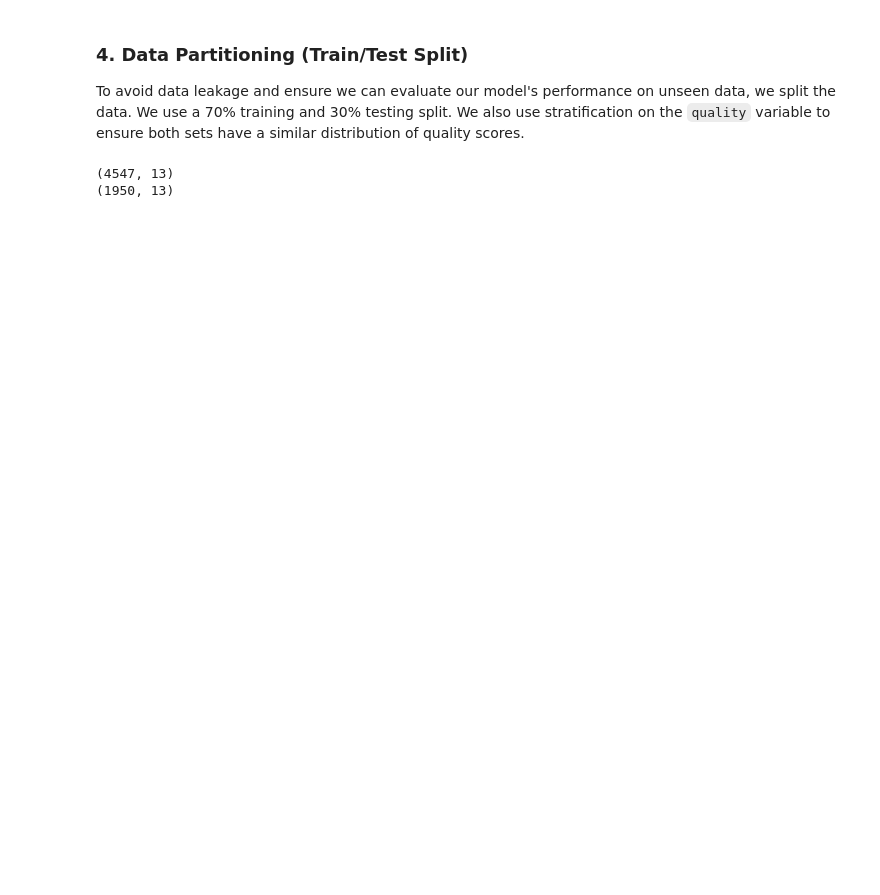
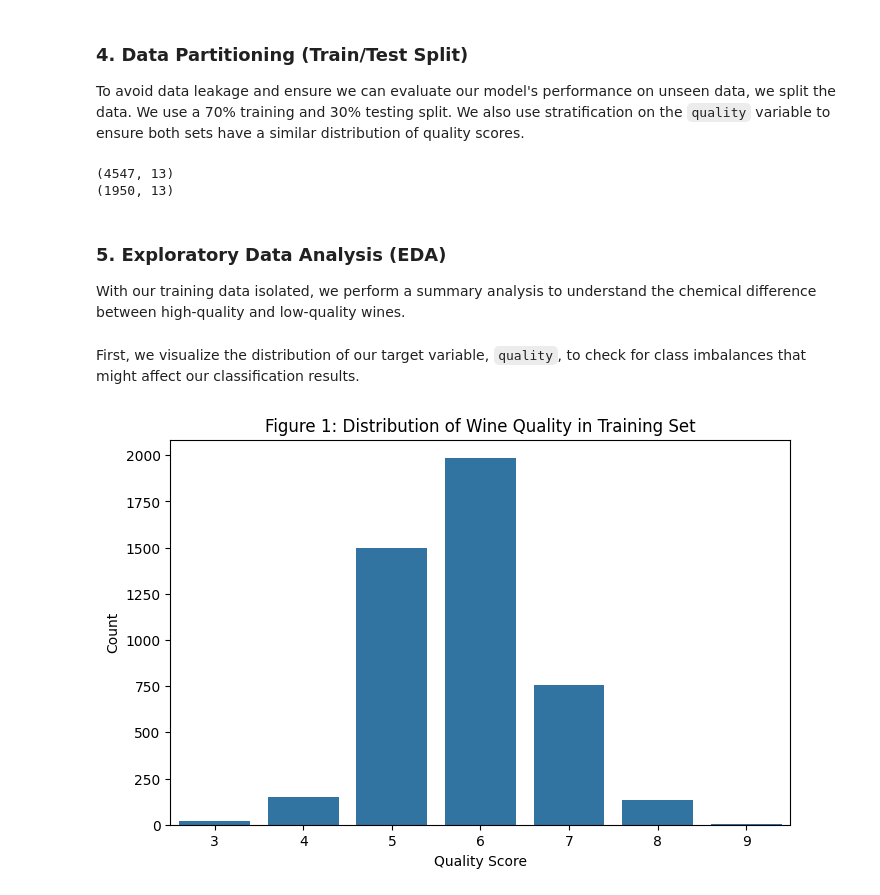
Before and after one commit to UBC-DSCI-310-2025W2/dsci-310-group-13, a Jupyter notebook: wine-quality-analysis.ipynb, the cells around one changed output. Cells and saved outputs as stored; diff of their text form; code cells hidden in the pictures; blank space fills up the shorter version.

Commit message:
Finalize EDA and data preparation

```diff
--- a/wine-quality-analysis.ipynb
+++ b/wine-quality-analysis.ipynb
@@ -89,3 +117,6 @@ print(test.shape)
 # %% [output]
 (4547, 13)
 (1950, 13)
+# %% [markdown]
+### 5. Exploratory Data Analysis (EDA)
+With our training data isolated, we perform a summary analysis to understand the chemical difference between high-quality and low-quality wines.
@@ -91,0 +126,12 @@ print(test.shape)
+# %% [markdown]
+First, we visualize the distribution of our target variable, `quality`, to check for class imbalances that might affect our classification results.
+# %%
+# visualize the target variable
+plt.figure(figsize=(8, 5))
+sns.countplot(data=train, x="quality")
+plt.title("Figure 1: Distribution of Wine Quality in Training Set")
+plt.xlabel("Quality Score")
+plt.ylabel("Count")
+plt.show()
+# %% [output]
+[figure, added]
```
Also changed, not shown: parts of 21 cells of this notebook.
